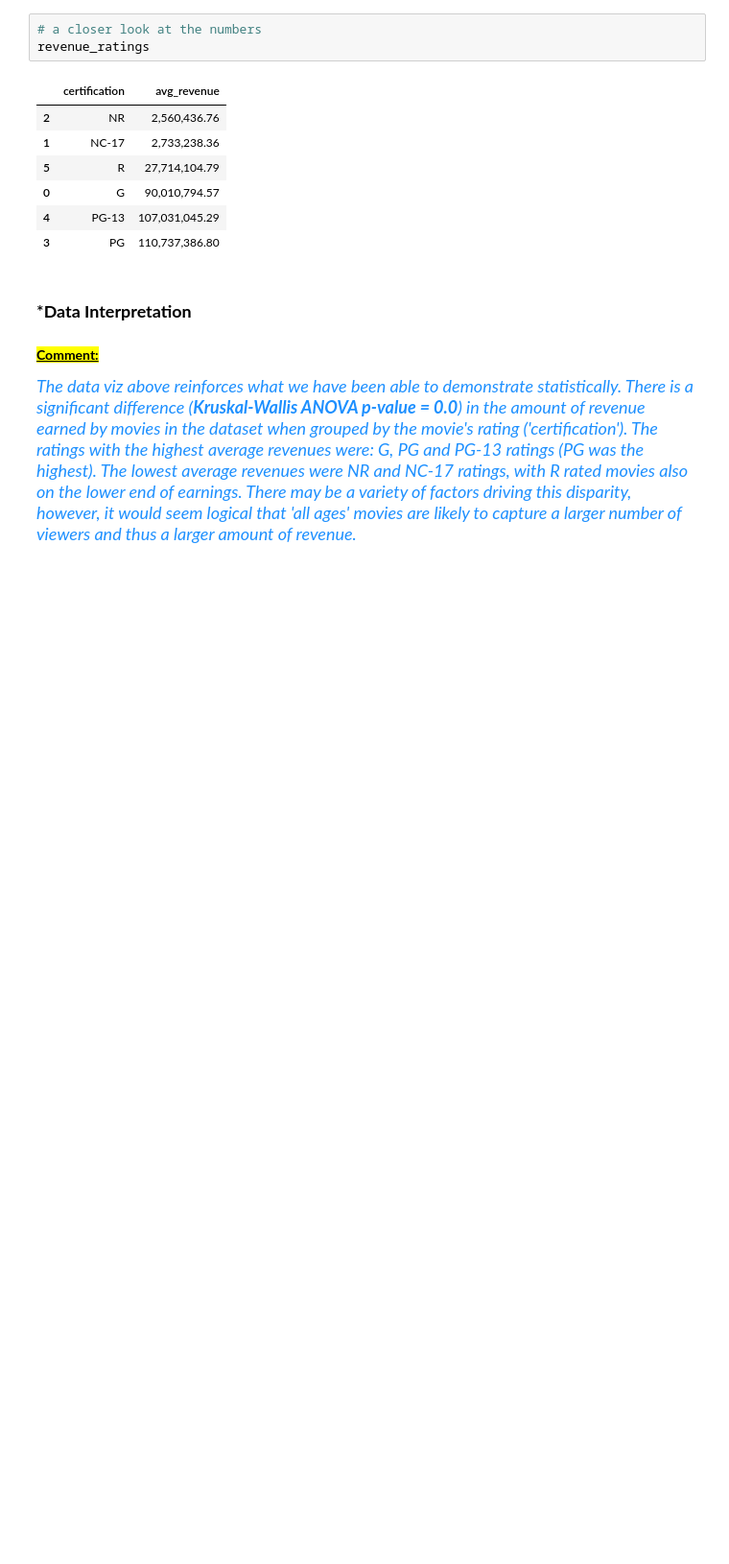
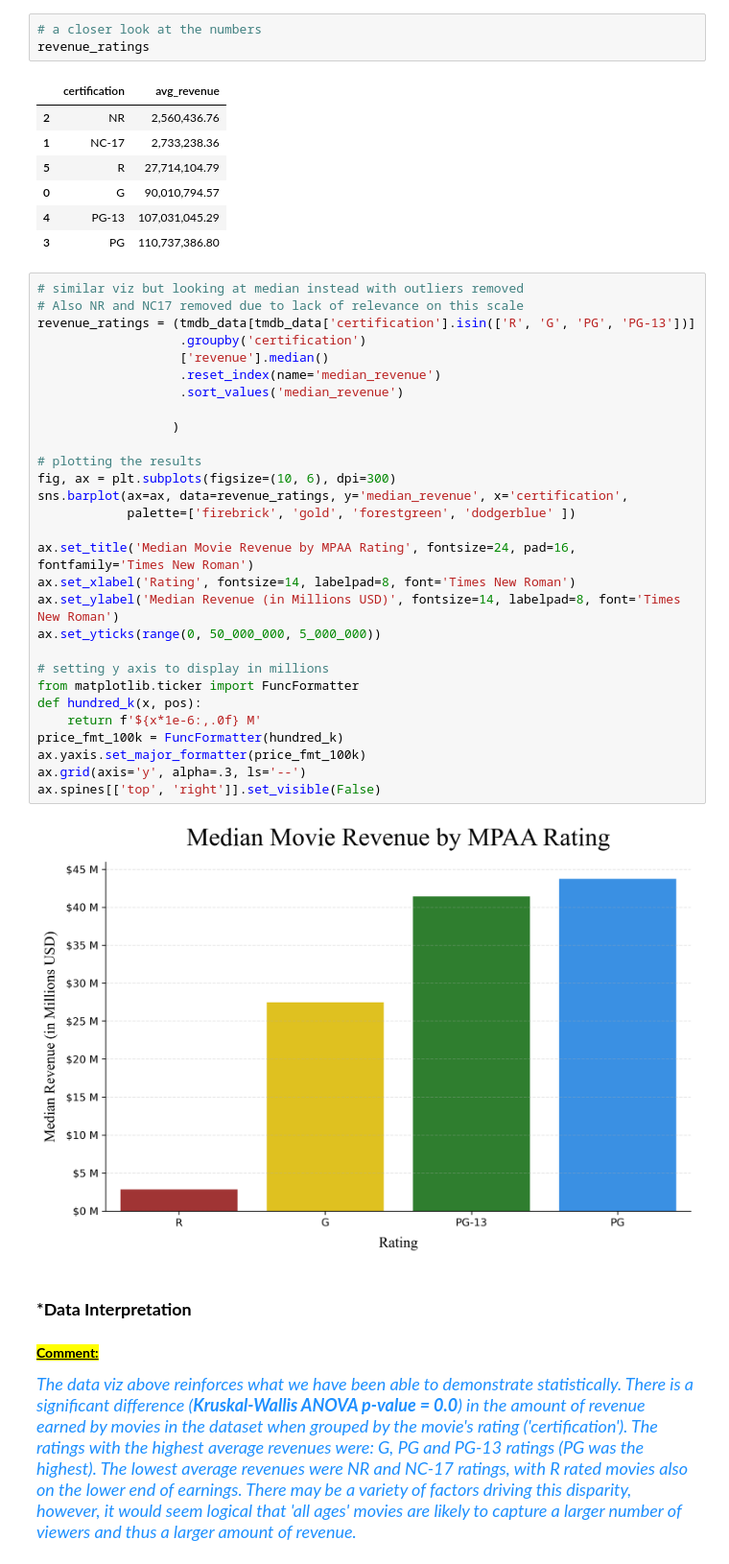
Before and after one commit to CRPeace/Movie_Data_API_Stats_Analysis, a Jupyter notebook: C.Peace_Movie_Analysis_Part_4-Hypothesis-Testing.ipynb, the cells around one changed output. Shown at 96% size. Drawn from its saved outputs; the diff is of its cells as text; blank space fills up the shorter version.

Commit message:
created new median revenue viz

```diff
--- a/C.Peace_Movie_Analysis_Part_4-Hypothesis-Testing.ipynb
+++ b/C.Peace_Movie_Analysis_Part_4-Hypothesis-Testing.ipynb
@@ -520,6 +520,37 @@ revenue_ratings
 | 0 | G | 90,010,794.57 |
 | 4 | PG-13 | 107,031,045.29 |
 | 3 | PG | 110,737,386.80 |
+# %%
+# similar viz but looking at median instead with outliers removed
+# Also NR and NC17 removed due to lack of relevance on this scale
+revenue_ratings = (tmdb_data[tmdb_data['certification'].isin(['R', 'G', 'PG', 'PG-13'])]
+                   .groupby('certification')
+                   ['revenue'].median()
+                   .reset_index(name='median_revenue')
+                   .sort_values('median_revenue')
+
+                  )
+
+# plotting the results
+fig, ax = plt.subplots(figsize=(10, 6), dpi=300)
+sns.barplot(ax=ax, data=revenue_ratings, y='median_revenue', x='certification',
+            palette=['firebrick', 'gold', 'forestgreen', 'dodgerblue' ])
+
+ax.set_title('Median Movie Revenue by MPAA Rating', fontsize=24, pad=16, fontfamily='Times New Roman')
+ax.set_xlabel('Rating', fontsize=14, labelpad=8, font='Times New Roman')
+ax.set_ylabel('Median Revenue (in Millions USD)', fontsize=14, labelpad=8, font='Times New Roman')
+ax.set_yticks(range(0, 50_000_000, 5_000_000))
+
+# setting y axis to display in millions
+from matplotlib.ticker import FuncFormatter
+def hundred_k(x, pos):
+    return f'${x*1e-6:,.0f} M'
+price_fmt_100k = FuncFormatter(hundred_k)
+ax.yaxis.set_major_formatter(price_fmt_100k)
+ax.grid(axis='y', alpha=.3, ls='--')
+ax.spines[['top', 'right']].set_visible(False)
+# %% [output]
+[figure, added]
 # %% [markdown]
 ### ***Data Interpretation**
 # %% [markdown]
```
